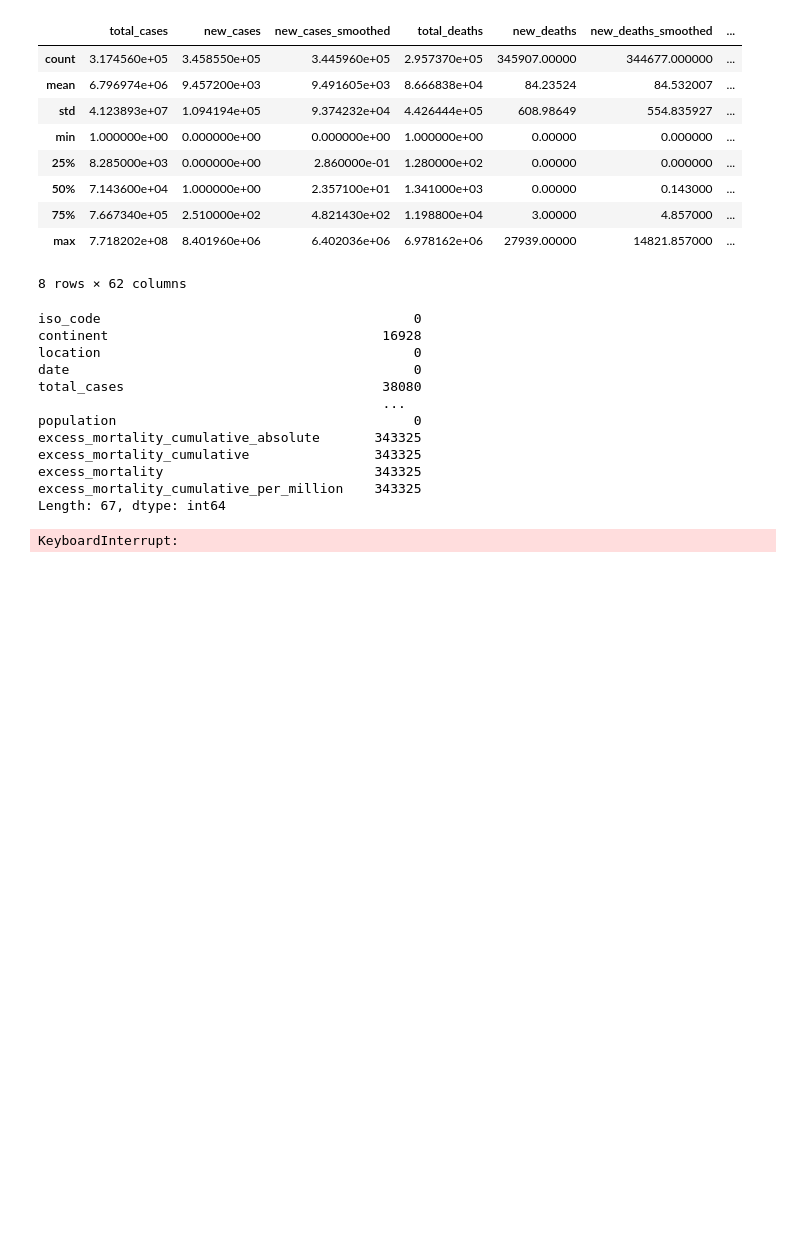
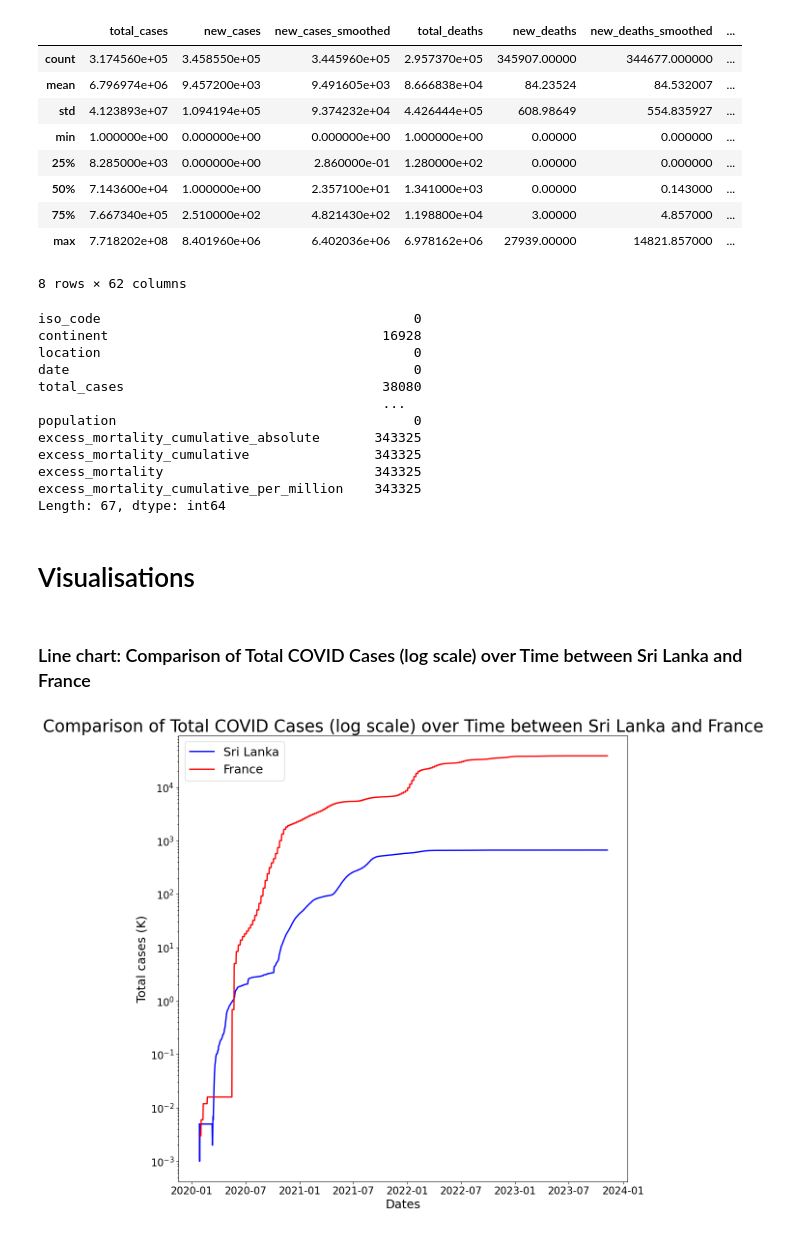
Before and after one commit to dilancroos/data_visualisation, a Jupyter notebook: main.ipynb, the cells around one changed output. Drawn from its saved outputs; the diff is of its cells as text; code cells hidden in the pictures; blank space fills up the shorter version.

```diff
--- a/main.ipynb
+++ b/main.ipynb
@@ -99,9 +100,3 @@ excess_mortality_cumulative                343325
 excess_mortality                           343325
 excess_mortality_cumulative_per_million    343325
 Length: 67, dtype: int64
-# %%
-# pairplot
-
-sns.pairplot(df)
-# %% [output]
-KeyboardInterrupt:
@@ -111,0 +103,29 @@ sns.pairplot(df, hue='continent', palette='viridis', diag_kind='bar', height=2.5
+# %% [markdown]
+# Visualisations
+# %% [markdown]
+### Line chart: Comparison of Total COVID Cases (log scale) over Time between Sri Lanka and France
+# %%
+df.groupby('location', sort=True)['date']
+df_LK = df[df['location'] == 'Sri Lanka']
+df_LK.loc[:,'date'] = pd.to_datetime(df_LK.loc[:,'date'], format='%Y-%m-%d')
+df_FR = df[df['location'] == 'France']
+df_FR.loc[:,'date'] = pd.to_datetime(df_FR.loc[:,'date'], format='%Y-%m-%d')
+
+values_LK=df_LK['total_cases']
+dates_LK=df_LK['date']
+values_FR=df_FR['total_cases']
+dates_FR=df_FR['date']
+
+
+# use the plot function
+plt.figure(figsize=(12,12))
+plt.plot(dates_LK,values_LK/1000,linewidth=2,linestyle='solid',color='blue')
+plt.yscale("log")
+plt.plot(dates_FR,values_FR/1000,linewidth=2,linestyle='solid',color='red')
+plt.legend(['Sri Lanka','France'],fontsize=18)
+plt.title('Comparison of Total COVID Cases (log scale) over Time between Sri Lanka and France',fontsize=25)
+plt.xlabel('Dates',fontsize=18)
+plt.ylabel('Total cases (K)',fontsize=18)
+plt.show()
+# %% [output]
+[figure, added]
```
Also changed, not shown: parts of 21 cells of this notebook, 1 other file.
